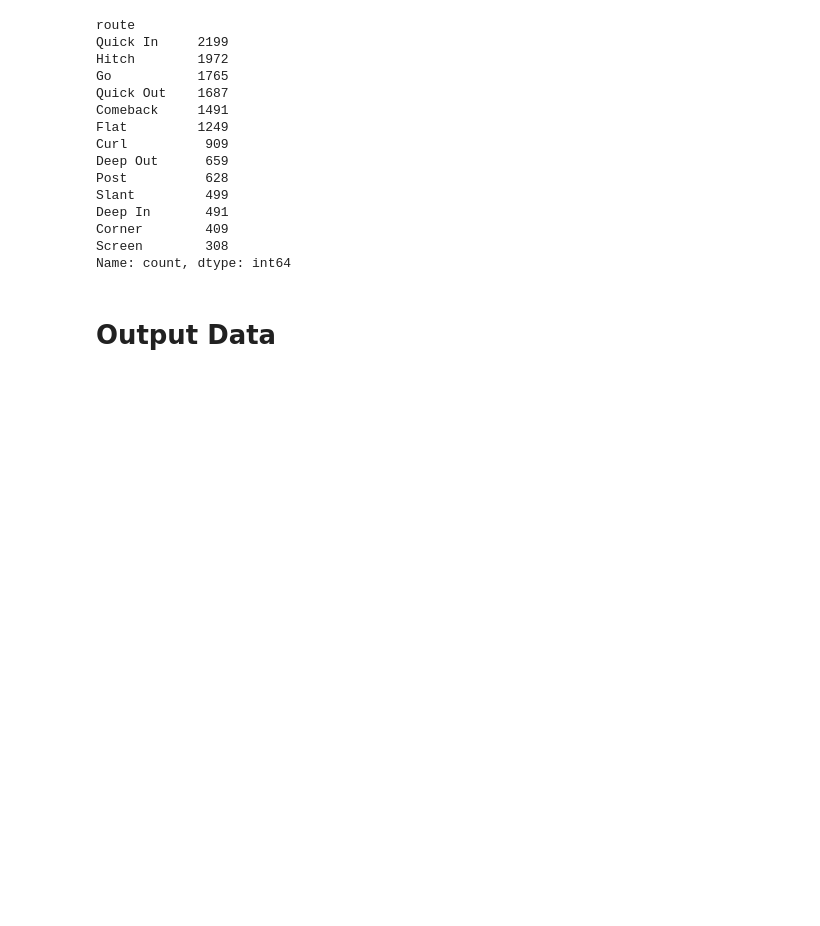
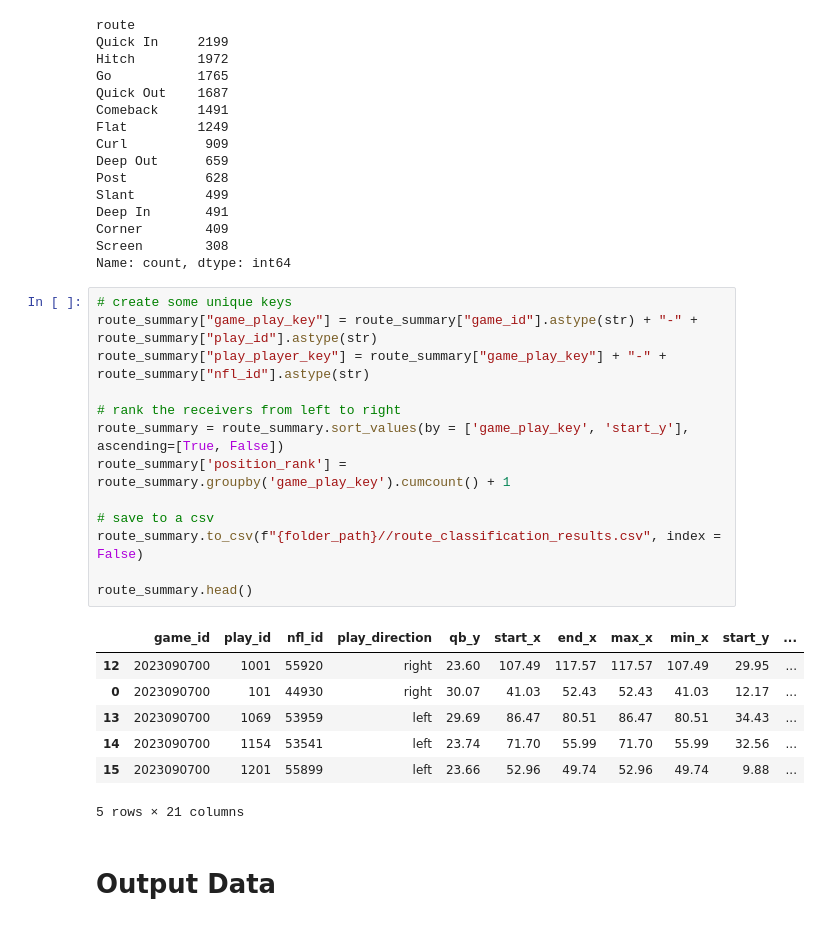
Before and after one commit to rjf2022/nfl-big-data-bowl, a Jupyter notebook: Offense (Richard copy).ipynb, the cells around one changed output. Cells and saved outputs as stored; diff of their text form; blank space fills up the shorter version.

```diff
--- a/Offense (Richard copy).ipynb
+++ b/Offense (Richard copy).ipynb
@@ -279,6 +279,27 @@ Deep In       491
 Corner        409
 Screen        308
 Name: count, dtype: int64
+# %%
+# create some unique keys
+route_summary["game_play_key"] = route_summary["game_id"].astype(str) + "-" + route_summary["play_id"].astype(str)
+route_summary["play_player_key"] = route_summary["game_play_key"] + "-" + route_summary["nfl_id"].astype(str)
+
+# rank the receivers from left to right
+route_summary = route_summary.sort_values(by = ['game_play_key', 'start_y'], ascending=[True, False])
+route_summary['position_rank'] = route_summary.groupby('game_play_key').cumcount() + 1
+
+# save to a csv
+route_summary.to_csv(f"{folder_path}//route_classification_results.csv", index = False)
+
+route_summary.head()
+# %% [output]
+|  | game_id | play_id | nfl_id | play_direction | qb_y | start_x | end_x | max_x | min_x | start_y | ... |
+| 12 | 2023090700 | 1001 | 55920 | right | 23.60 | 107.49 | 117.57 | 117.57 | 107.49 | 29.95 | ... |
+| 0 | 2023090700 | 101 | 44930 | right | 30.07 | 41.03 | 52.43 | 52.43 | 41.03 | 12.17 | ... |
+| 13 | 2023090700 | 1069 | 53959 | left | 29.69 | 86.47 | 80.51 | 86.47 | 80.51 | 34.43 | ... |
+| 14 | 2023090700 | 1154 | 53541 | left | 23.74 | 71.70 | 55.99 | 71.70 | 55.99 | 32.56 | ... |
+| 15 | 2023090700 | 1201 | 55899 | left | 23.66 | 52.96 | 49.74 | 52.96 | 49.74 | 9.88 | ... |
+5 rows × 21 columns
 # %% [markdown]
 # Output Data
 # %%
```
Also changed, not shown: 3 other files.
